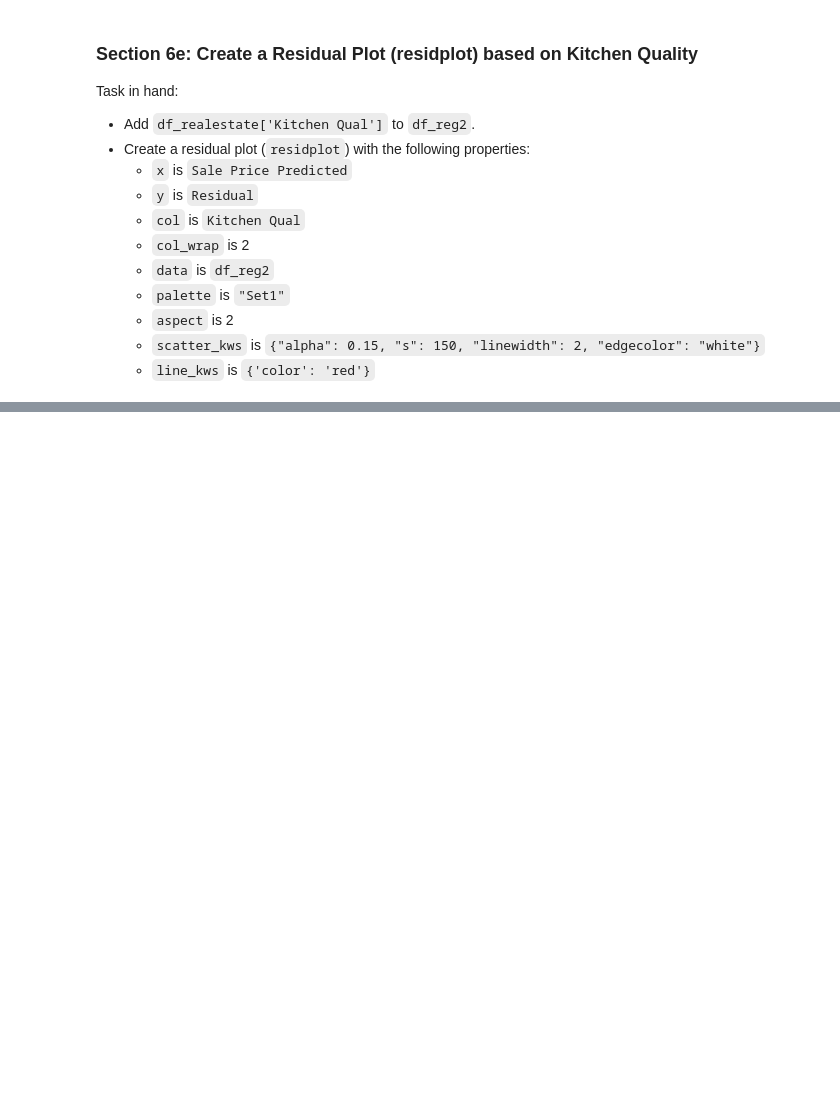
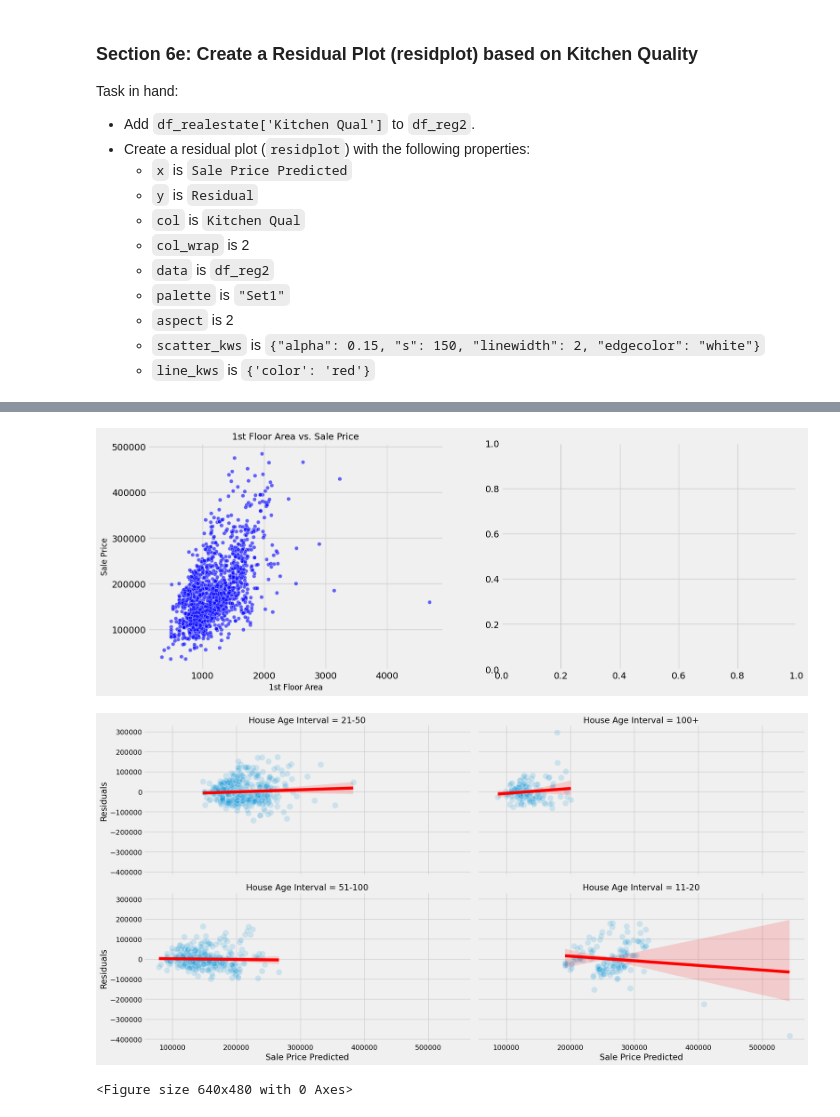
Before and after one commit to IKSHRESTHA/Data-Understanding-Assignment-MTSU, a Jupyter notebook: HW03/HW03_ShresthaK.ipynb, the cells around one changed output, grey strips where cells are left out. Cells and saved outputs as stored; diff of their text form; code cells hidden in the pictures; blank space fills up the shorter version.

```diff
--- a/HW03/HW03_ShresthaK.ipynb
+++ b/HW03/HW03_ShresthaK.ipynb
@@ -442,0 +576,9 @@ ValueError: The truth value of a DataFrame is ambiguous. Use a.empty, a.bool(),
+# %%
+# Create a regression table for Section 7b
+df_reg3 = pd.concat([X, df_realestate['Sale Price'], pred3, resid3], axis=1)
+
+# Rename columns to appropriate headings
+df_reg3.columns = ['Constant', '1st Floor Area', 'Age 11-20', 'Age 21-50', 'Age 51-100', 'Age 100+', 'Sale Price', 'Sale Price Predicted', 'Residuals']
+
+# View the first 10 rows of the regression table
+print(df_reg3.head(10))
@@ -442,0 +610,31 @@ ValueError: The truth value of a DataFrame is ambiguous. Use a.empty, a.bool(),
+# %%
+# Create a subplot with two joint plots for Section 7c
+fig, axes = plt.subplots(1, 2, figsize=(16, 6))
+
+# Joint plot for '1st Floor Area' vs. 'Sale Price'
+sns.scatterplot(x='1st Floor Area', y='Sale Price', data=df_realestate, ax=axes[0], color='blue', alpha=0.6)
+axes[0].set_title('1st Floor Area vs. Sale Price', fontsize=14)
+axes[0].set_xlabel('1st Floor Area', fontsize=12)
+axes[0].set_ylabel('Sale Price', fontsize=12)
+
+# Add 'House Age Interval' to df_reg3 and ensure it is properly converted to a categorical type
+df_realestate['House Age Interval'] = df_realestate['House Age Interval'].astype('category')
+df_realestate['House Age Interval'] = df_realestate['House Age Interval'].astype(str)  # Convert to string for compatibility
+df_reg3 = pd.concat([df_reg3, df_realestate['House Age Interval']], axis=1)
+
+# Create a residplot based on 'House Age Interval'
+sns.lmplot(x='Sale Price Predicted', y='Residuals', col='House Age Interval',
+           col_wrap=2, data=df_reg3, palette='Set1', aspect=2,
+           scatter_kws={"alpha": 0.15, "s": 150, "linewidths": 2, "edgecolor": "white"},
+           line_kws={'color': 'red'})
+
+# Show the plot
+plt.show()
+
+# Adjust layout
+plt.tight_layout()
+plt.show()
+# %% [output]
+[figure, added]
+[figure, added]
+<Figure size 640x480 with 0 Axes>
```
Also changed, not shown: parts of 15 cells of this notebook.
